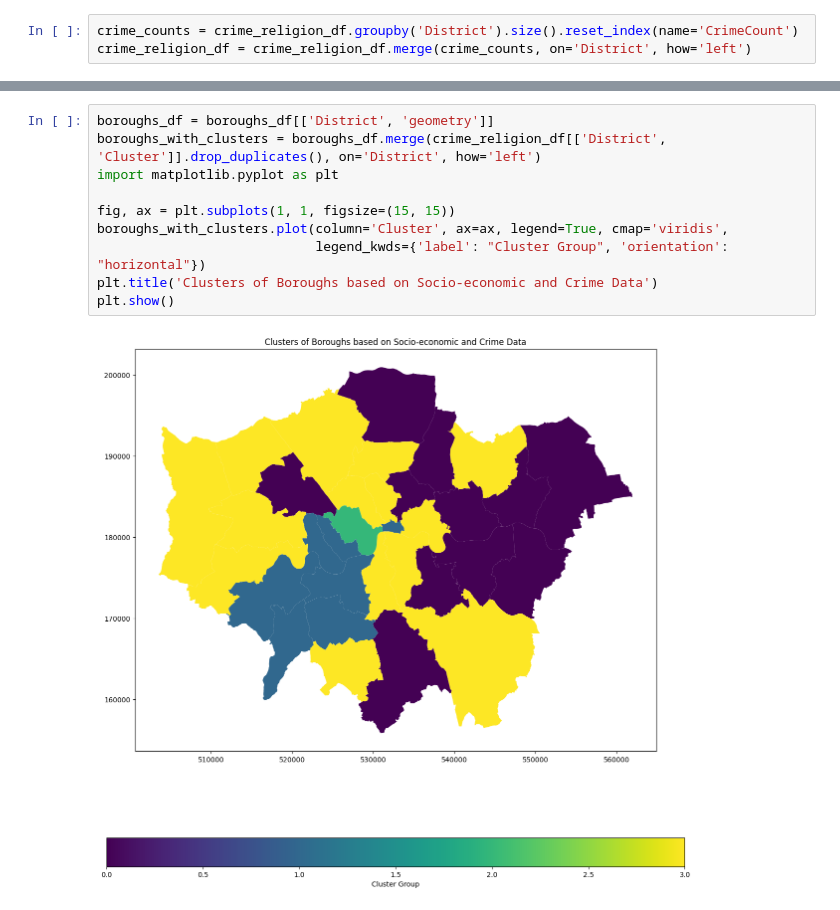
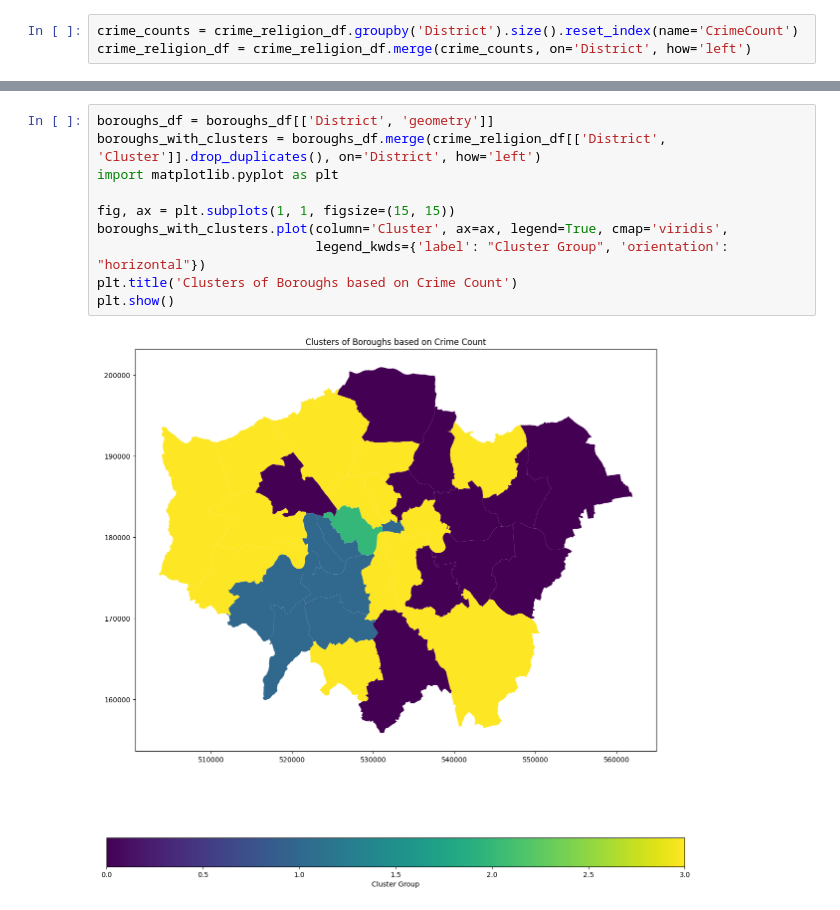
Before and after one commit to HNagouda/JBG050-DC2-Grp21, a Jupyter notebook: src/exploration/kmeans_clustering.ipynb, the cells around one changed output, grey strips where cells are left out. Saved outputs shown, nothing was run; the diff lists cells and outputs as text.

Commit message:
Clustering

```diff
--- a/src/exploration/kmeans_clustering.ipynb
+++ b/src/exploration/kmeans_clustering.ipynb
@@ -251,12 +250,12 @@ Cluster 3:
 # %%
 boroughs_df = boroughs_df[['District', 'geometry']]
 boroughs_with_clusters = boroughs_df.merge(crime_religion_df[['District', 'Cluster']].drop_duplicates(), on='District', how='left')
 import matplotlib.pyplot as plt
 
 fig, ax = plt.subplots(1, 1, figsize=(15, 15))
 boroughs_with_clusters.plot(column='Cluster', ax=ax, legend=True, cmap='viridis',
                             legend_kwds={'label': "Cluster Group", 'orientation': "horizontal"})
-plt.title('Clusters of Boroughs based on Socio-economic and Crime Data')
+plt.title('Clusters of Boroughs based on Crime Count')
 plt.show()
 # %% [output]
-[figure, old version]
+[figure, new version]
```
Also changed, not shown: parts of 7 cells of this notebook.
